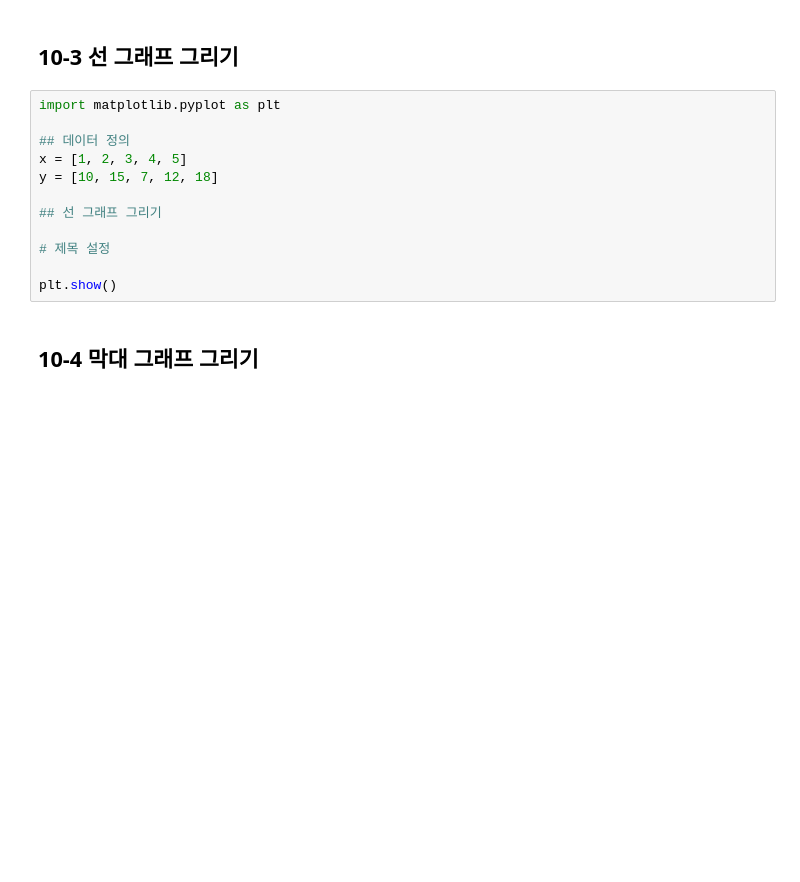
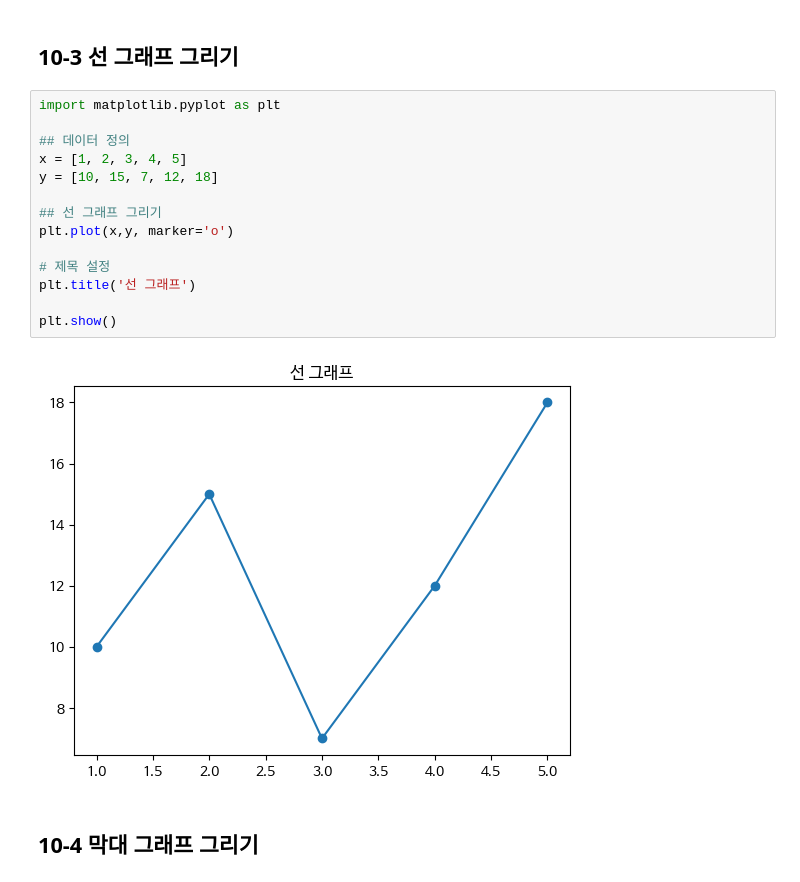
Before and after one commit to Yuhyunyoul/Data-Analysis-with-Open-Source, a Jupyter notebook: 오픈소스_데이터_분석_10강.ipynb, the cells around one changed output. Cells and saved outputs as stored; diff of their text form; blank space fills up the shorter version.

```diff
--- a/오픈소스_데이터_분석_10강.ipynb
+++ b/오픈소스_데이터_분석_10강.ipynb
@@ -89,14 +100,18 @@ data = {
 # %%
 import matplotlib.pyplot as plt
 
 ## 데이터 정의
 x = [1, 2, 3, 4, 5]
 y = [10, 15, 7, 12, 18]
 
 ## 선 그래프 그리기
+plt.plot(x,y, marker='o')
 
 # 제목 설정
+plt.title('선 그래프')
 
 plt.show()
+# %% [output]
+[figure, added]
 # %% [markdown]
 ## 10-4 막대 그래프 그리기
```
Also changed, not shown: parts of 24 cells of this notebook.
